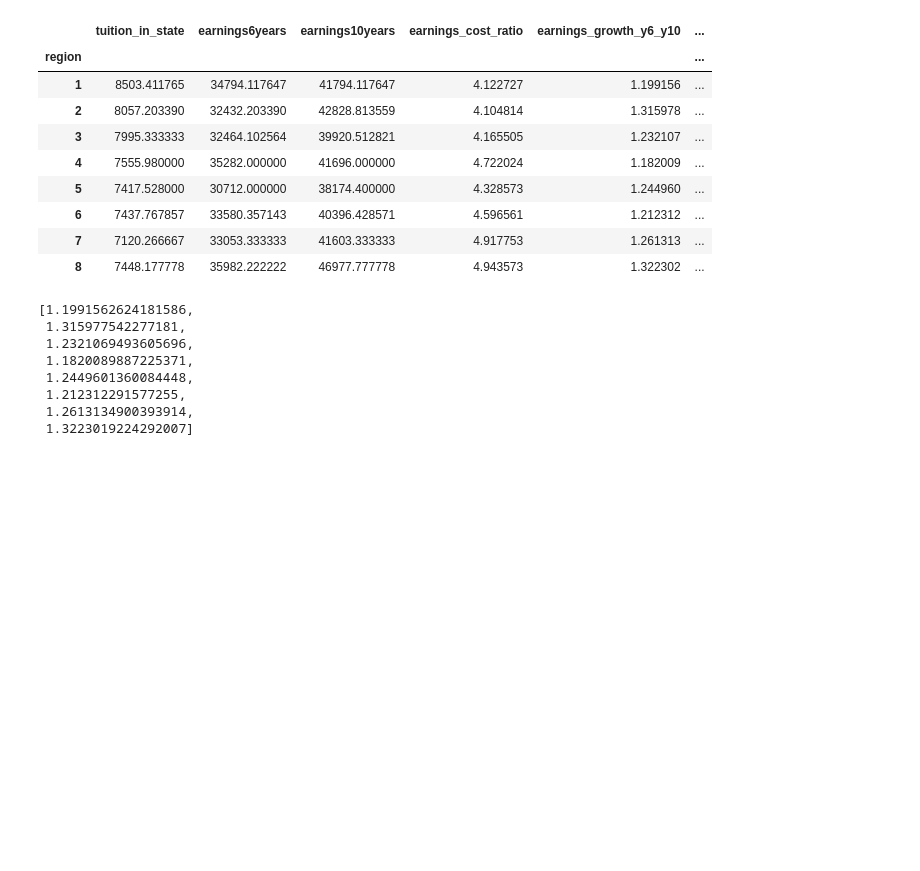
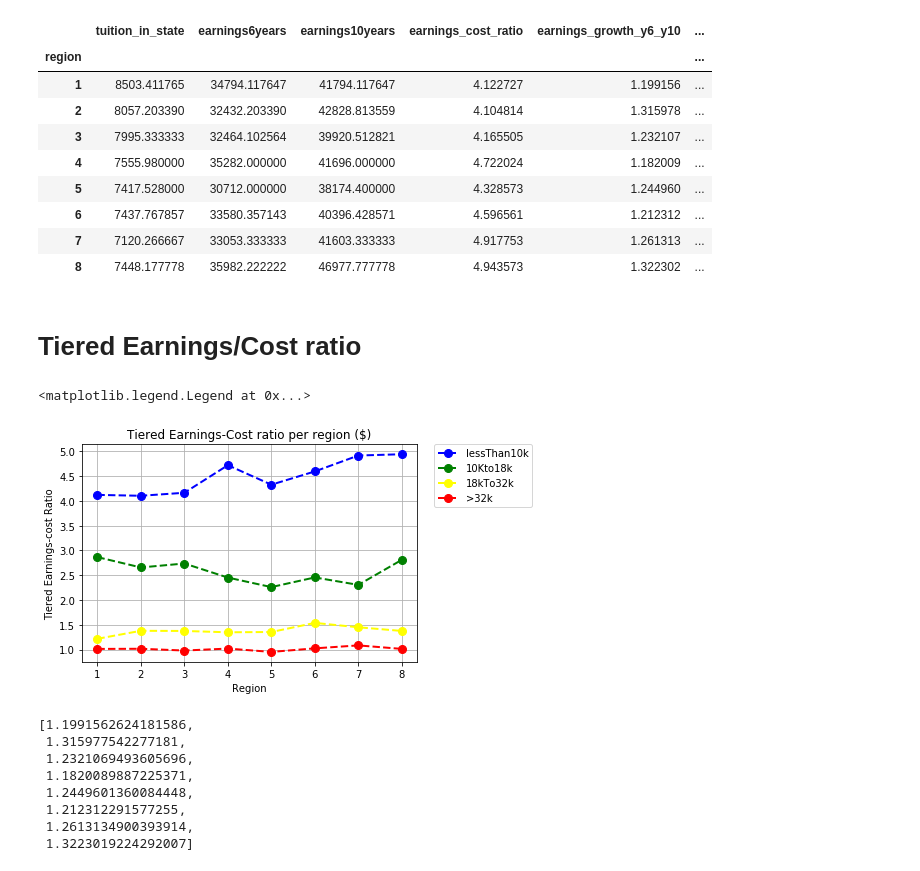
Before and after one commit to kent-huynh/Project_1, a Jupyter notebook: Python Analytics - Best Region for Undergrad Degrees.ipynb, the cells around one changed output. Cells and saved outputs as stored; diff of their text form; code cells hidden in the pictures; blank space fills up the shorter version.

```diff
--- a/Python Analytics - Best Region for Undergrad Degrees.ipynb
+++ b/Python Analytics - Best Region for Undergrad Degrees.ipynb
@@ -197,6 +241,39 @@ df0_10k_grouped
 | 6 | 7437.767857 | 33580.357143 | 40396.428571 | 4.596561 | 1.212312 | ... |
 | 7 | 7120.266667 | 33053.333333 | 41603.333333 | 4.917753 | 1.261313 | ... |
 | 8 | 7448.177778 | 35982.222222 | 46977.777778 | 4.943573 | 1.322302 | ... |
+# %% [markdown]
+# Tiered Earnings/Cost ratio
+# %%
+#bins = [0,10000,18000,32000,100000]
+#bin_names = ["less_10k","10k_18k","18k_32k", "greater_32k"]
+
+#(x,y) values for 4 tiers *note x value doesn't change only y does
+x_axis = [x for x in range(1,9)]
+y_axis1 = df0_10k_grouped["earnings_cost_ratio"]
+y_axis2 = df10_18k_grouped["earnings_cost_ratio"]
+y_axis3 = df18_32_grouped["earnings_cost_ratio"]
+y_axis4 = df32_grouped["earnings_cost_ratio"]
+
+#tiered
+lessThan10k = plt.plot(x_axis, y_axis1, 'go--', linewidth=2, markersize=8, color='blue', label='lessThan10k')
+TenKto18k = plt.plot(x_axis, y_axis2, 'go--', linewidth=2, markersize=8, color='green', label='10Kto18k')
+EighteenTo32k = plt.plot(x_axis, y_axis3, 'go--', linewidth=2, markersize=8, color='yellow', label='18kTo32k')
+greaterThan32k = plt.plot(x_axis, y_axis4, 'go--', linewidth=2, markersize=8, color='red', label=">32k")
+
+
+
+plt.title("Tiered Earnings-Cost ratio per region ($)")
+plt.xlabel("Region")
+plt.ylabel("Tiered Earnings-cost Ratio")
+plt.grid()
+plt.legend(title=["Tiered Tuitions"])
+plt.legend(bbox_to_anchor=(1.05, 1), loc=2, borderaxespad=0.)
+
+#save fig
+#plt.savefig("Plots/TieredEarningsCostRatio.png")
+# %% [output]
+<matplotlib.legend.Legend at 0x...>
+[figure, added]
 # %%
 # test list for earnings growth
 earningsgrowth10k
```
Also changed, not shown: parts of 9 cells of this notebook, 10 other files.
